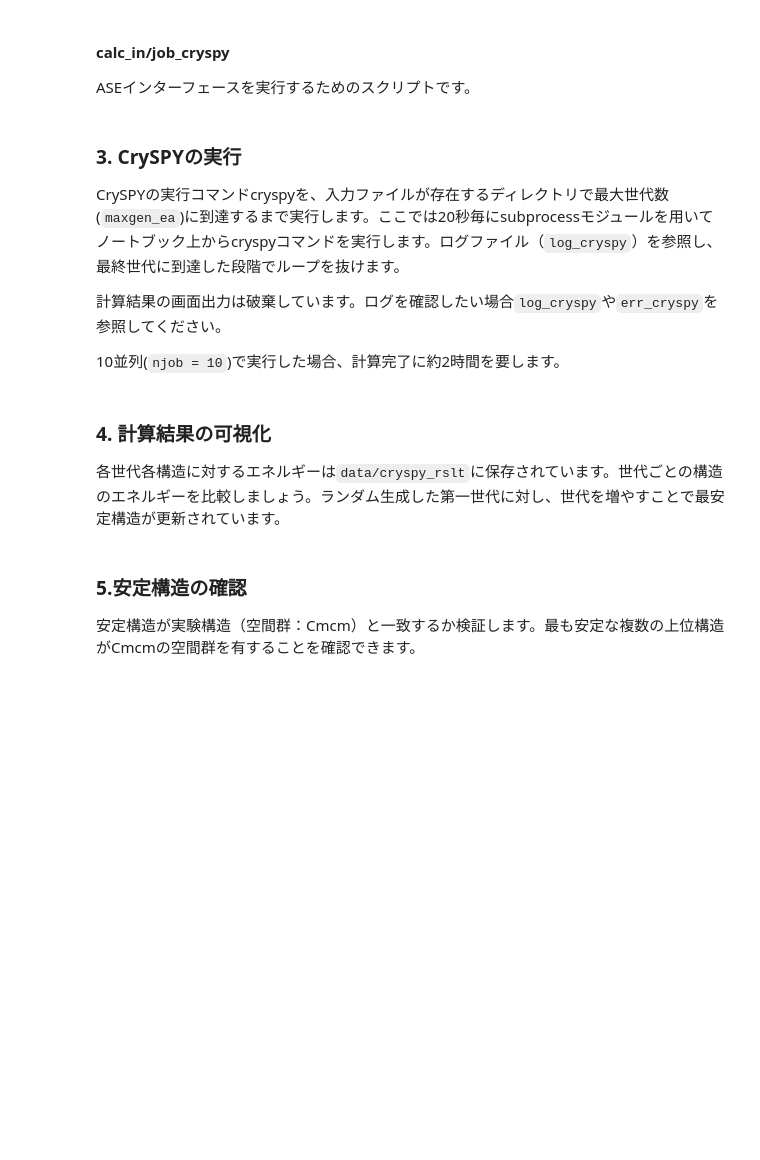
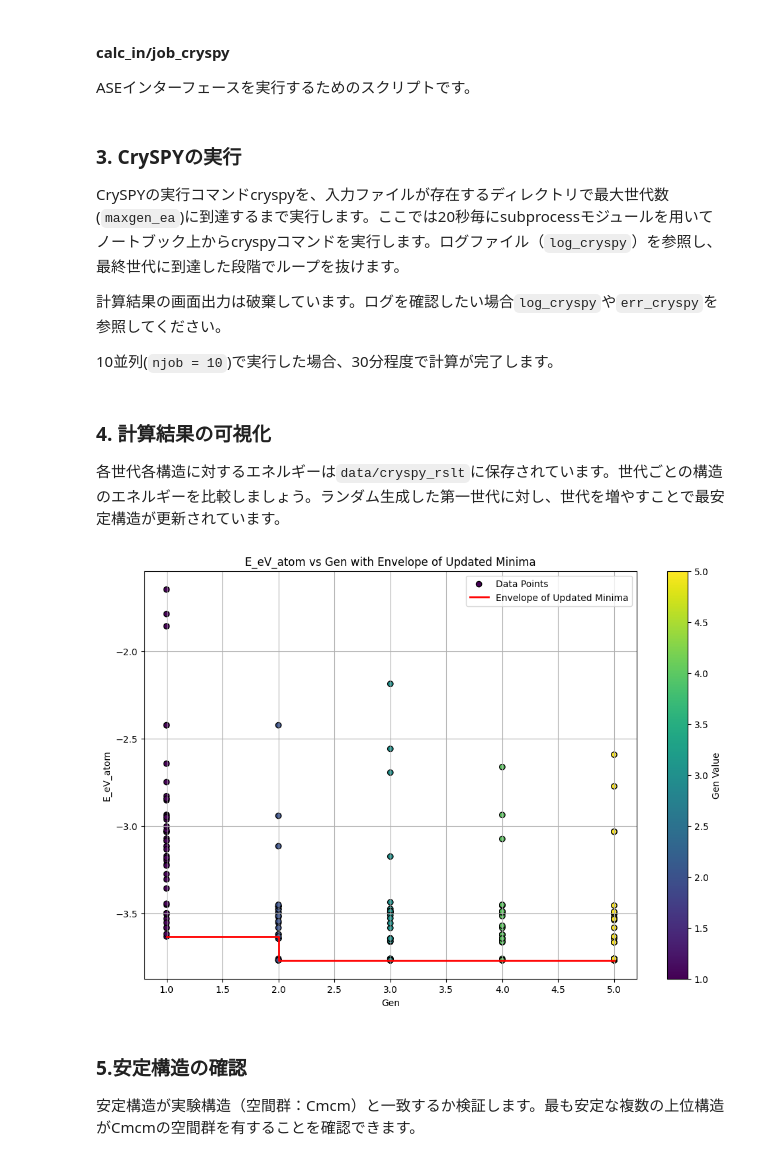
Before and after one commit to matlantis-pfcc/matlantis-contrib, a Jupyter notebook: matlantis_contrib_examples/cryspy_ase_ea/cryspy_starter_ase_ja.ipynb, the cells around one changed output. Drawn from its saved outputs; the diff is of its cells as text; code cells hidden in the pictures; blank space fills up the shorter version.

```diff
--- a/matlantis_contrib_examples/cryspy_ase_ea/cryspy_starter_ase_ja.ipynb
+++ b/matlantis_contrib_examples/cryspy_ase_ea/cryspy_starter_ase_ja.ipynb
@@ -181,7 +185,7 @@ CrySPYの実行コマンドcryspyを、入力ファイルが存在するディ
 
 計算結果の画面出力は破棄しています。ログを確認したい場合`log_cryspy`や`err_cryspy`を参照してください。
 
-10並列(`njob = 10`)で実行した場合、計算完了に約2時間を要します。
+10並列(`njob = 10`)で実行した場合、30分程度で計算が完了します。
 # %%
 while True:
     try:
@@ -215,34 +219,35 @@ current_gen = 0
 
 envelope_gen = []
 envelope_eV = []
 
 # 包絡線をプロットするためのポイントの探索
 min_values_by_gen = df.groupby('Gen')['E_eV_atom'].min().reset_index().sort_values('Gen')
 for _, row in min_values_by_gen.iterrows():
     if row['E_eV_atom'] < current_min:
         current_min = row['E_eV_atom']
         envelope_gen.append(row['Gen'])
         envelope_eV.append(current_min)
     else:
         envelope_gen.append(row['Gen'])
         envelope_eV.append(current_min)
 
 # 描画
 plt.figure(figsize=(12, 8))
 scatter = plt.scatter(df['Gen'], df['E_eV_atom'], c=df['Gen'], cmap='viridis', edgecolors='k', label='Data Points')
 plt.colorbar(scatter, label='Gen Value')
 
 plt.step(envelope_gen, envelope_eV, color='r', where='post', linewidth=2, label='Envelope of Updated Minima')
 
 os.makedirs("./output/fig", exist_ok = True)
-plt.ylim([-4, -2.5])
 plt.xlabel('Gen')
 plt.ylabel('E_eV_atom')
 plt.title('E_eV_atom vs Gen with Envelope of Updated Minima')
 plt.legend()
 plt.grid(True)
 plt.savefig("./output/fig/E_eV_atom_vs_Gen_with_Envelope.png")
 plt.show()
+# %% [output]
+[figure, added]
 # %% [markdown]
 ### 5.安定構造の確認
 
```
Also changed, not shown: parts of 6 cells of this notebook, 8 other files.
